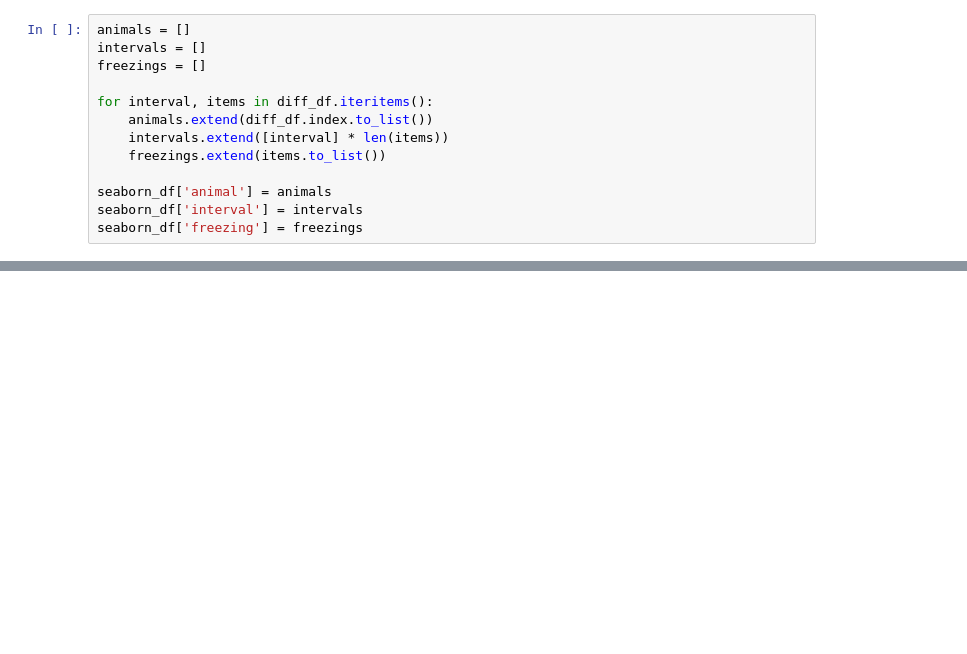
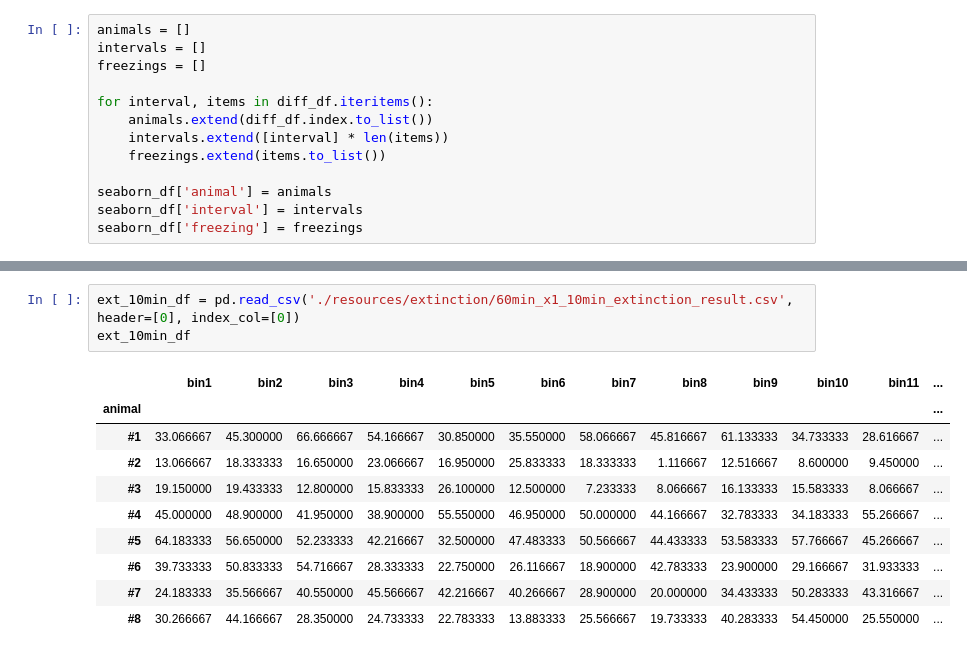
Before and after one commit to m11o/lablib-notebook, a Jupyter notebook: notebooks/fluorine/view_freezing_rate_for_60min_n8.ipynb, the cells around one changed output, grey strips where cells are left out. Saved outputs shown, nothing was run; the diff lists cells and outputs as text; blank space fills up the shorter version.

```diff
--- a/notebooks/fluorine/view_freezing_rate_for_60min_n8.ipynb
+++ b/notebooks/fluorine/view_freezing_rate_for_60min_n8.ipynb
@@ -150,0 +169,14 @@ plt.show()
+# %%
+ext_10min_df = pd.read_csv('./resources/extinction/60min_x1_10min_extinction_result.csv', header=[0], index_col=[0])
+ext_10min_df
+# %% [output]
+|  | bin1 | bin2 | bin3 | bin4 | bin5 | bin6 | bin7 | bin8 | bin9 | bin10 | bin11 | ... |
+| animal |  |  |  |  |  |  |  |  |  |  |  | ... |
+| #1 | 33.066667 | 45.300000 | 66.666667 | 54.166667 | 30.850000 | 35.550000 | 58.066667 | 45.816667 | 61.133333 | 34.733333 | 28.616667 | ... |
+| #2 | 13.066667 | 18.333333 | 16.650000 | 23.066667 | 16.950000 | 25.833333 | 18.333333 | 1.116667 | 12.516667 | 8.600000 | 9.450000 | ... |
+| #3 | 19.150000 | 19.433333 | 12.800000 | 15.833333 | 26.100000 | 12.500000 | 7.233333 | 8.066667 | 16.133333 | 15.583333 | 8.066667 | ... |
+| #4 | 45.000000 | 48.900000 | 41.950000 | 38.900000 | 55.550000 | 46.950000 | 50.000000 | 44.166667 | 32.783333 | 34.183333 | 55.266667 | ... |
+| #5 | 64.183333 | 56.650000 | 52.233333 | 42.216667 | 32.500000 | 47.483333 | 50.566667 | 44.433333 | 53.583333 | 57.766667 | 45.266667 | ... |
+| #6 | 39.733333 | 50.833333 | 54.716667 | 28.333333 | 22.750000 | 26.116667 | 18.900000 | 42.783333 | 23.900000 | 29.166667 | 31.933333 | ... |
+| #7 | 24.183333 | 35.566667 | 40.550000 | 45.566667 | 42.216667 | 40.266667 | 28.900000 | 20.000000 | 34.433333 | 50.283333 | 43.316667 | ... |
+| #8 | 30.266667 | 44.166667 | 28.350000 | 24.733333 | 22.783333 | 13.883333 | 25.566667 | 19.733333 | 40.283333 | 54.450000 | 25.550000 | ... |
```
Also changed, not shown: parts of 11 cells of this notebook, 3 other files.
